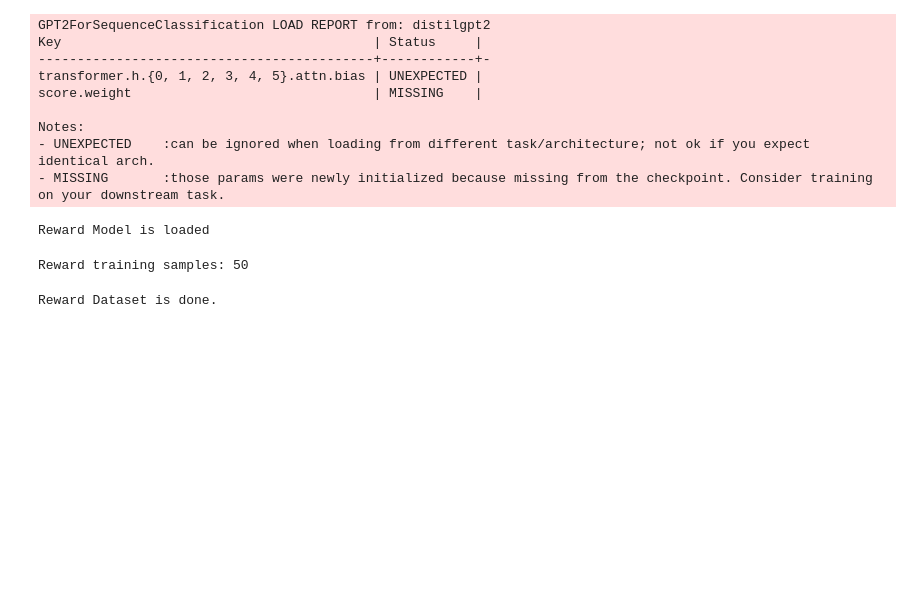
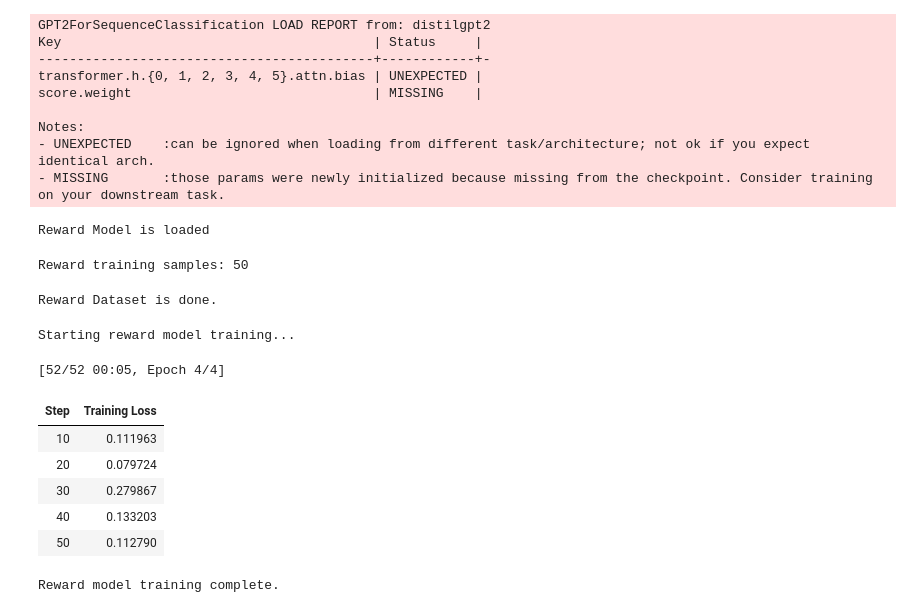
Before and after one commit to RansiluRanasinghe/mini-rlhf-llm-alignment-pipeline, a Jupyter notebook: Notebook/Mini_RLHF_Pipeline_for_LLM_Alignment_(PPO_+_Reward_Modeling).ipynb, the cells around one changed output. Drawn from its saved outputs; the diff is of its cells as text; code cells hidden in the pictures; blank space fills up the shorter version.

Commit message:
Trained the reward model

```diff
--- a/Notebook/Mini_RLHF_Pipeline_for_LLM_Alignment_(PPO_+_Reward_Modeling).ipynb
+++ b/Notebook/Mini_RLHF_Pipeline_for_LLM_Alignment_(PPO_+_Reward_Modeling).ipynb
@@ -238,3 +238,45 @@ reward_dataset.set_format(type="torch", columns=["input_ids", "attention_mask",
 print("Reward Dataset is done.")
 # %% [output]
 Reward Dataset is done.
+# %%
+import torch.nn as nn
+
+class RewardTrainer(Trainer):
+
+  def compute_loss(self, model, inputs, return_outputs=False, **kwargs):
+    labels = inputs.pop("labels").float().unsqueeze(1)
+    outputs = model(**inputs)
+    logits = outputs.logits
+    loss = nn.MSELoss()(logits, labels)
+
+    return (loss, outputs) if return_outputs else loss
+# %%
+reward_training_args = TrainingArguments(
+    output_dir = "./reward_model",
+    num_train_epochs = 4,
+    per_device_train_batch_size = 4,
+    learning_rate = 2e-5,
+    logging_steps = 10,
+    save_strategy = "no",
+    report_to = "none"
+)
+
+reward_trainer = RewardTrainer(
+    model = reward_model,
+    args = reward_training_args,
+    train_dataset = reward_dataset
+)
+
+print("Starting reward model training...\n")
+reward_trainer.train()
+print("\nReward model training complete.")
+# %% [output]
+Starting reward model training...
+[52/52 00:05, Epoch 4/4]
+| Step | Training Loss |
+| 10 | 0.111963 |
+| 20 | 0.079724 |
+| 30 | 0.279867 |
+| 40 | 0.133203 |
+| 50 | 0.112790 |
+Reward model training complete.
```
